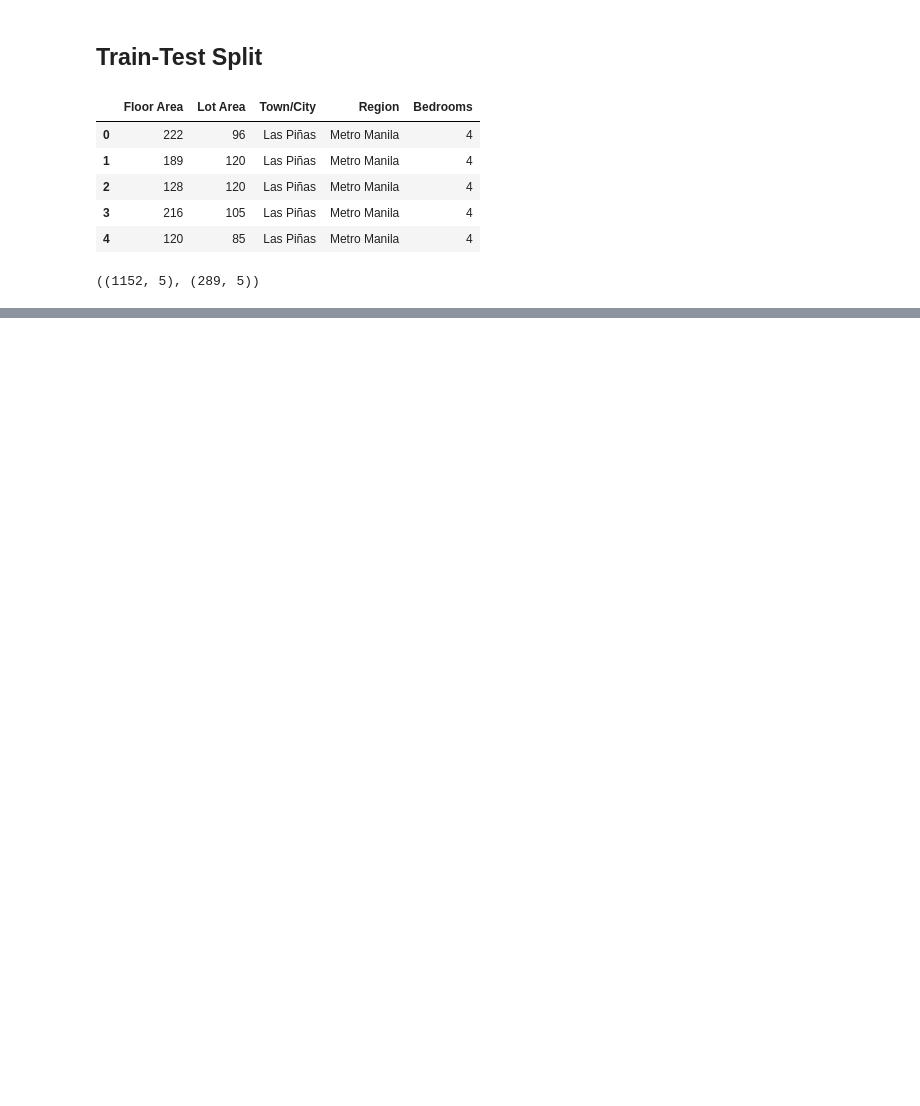
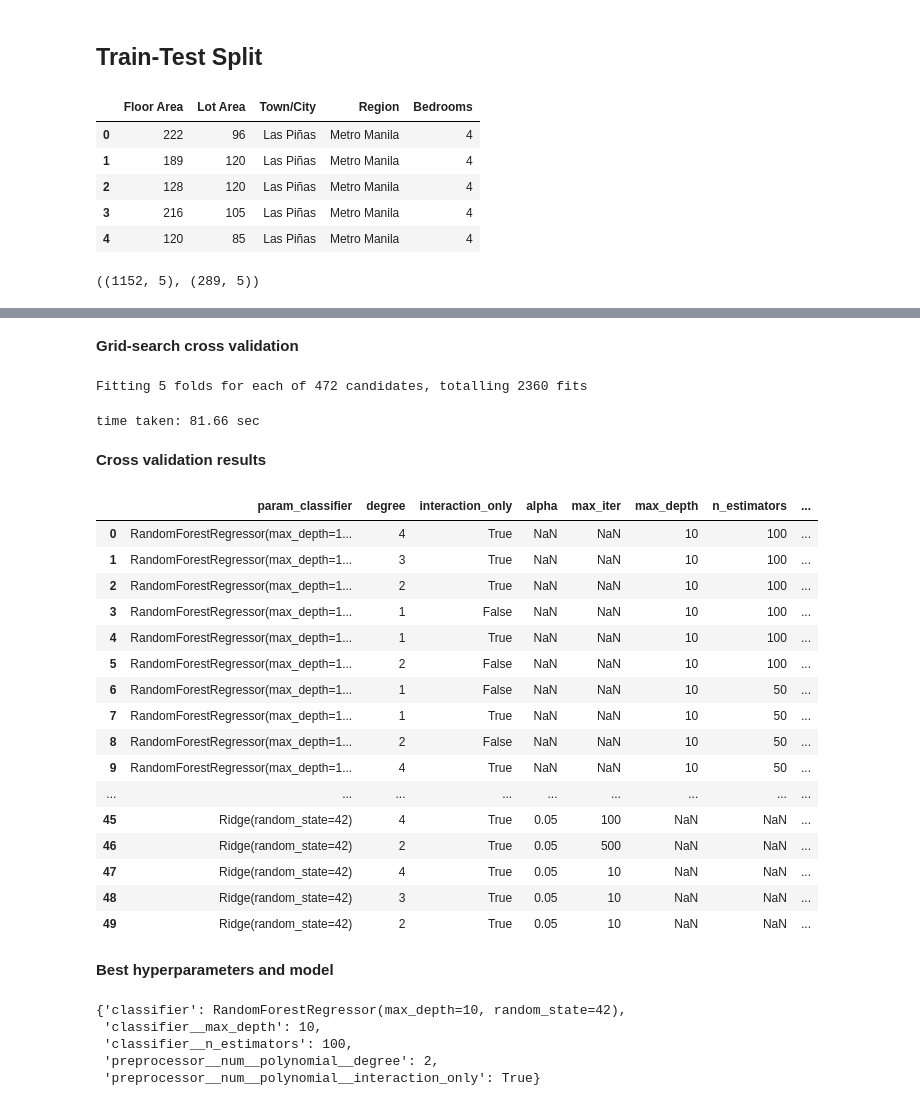
Before and after one commit to nadinepco/ph-property-price-prediction, a Jupyter notebook: notebooks/3_Model_Building.ipynb, the cells around one changed output, grey strips where cells are left out. Saved outputs shown, nothing was run; the diff lists cells and outputs as text; code cells hidden in the pictures; blank space fills up the shorter version.

Commit message:
Model building - Train and test model - Export model to pickle file

```diff
--- a/notebooks/3_Model_Building.ipynb
+++ b/notebooks/3_Model_Building.ipynb
@@ -182,0 +222,79 @@ print(f'x_inverse_log: {x_inverse_log}')
+# %% [markdown]
+**Grid-search cross validation**
+# %%
+import time
+# initial time
+ti = time.time()
+
+# grid-search cross-validation
+gscv.fit(X_train,y_train_log)
+
+# final time
+tf = time.time()
+
+# time taken
+print(f"time taken: {round(tf-ti,2)} sec")
+# %% [output]
+Fitting 5 folds for each of 472 candidates, totalling 2360 fits
+time taken: 81.66 sec
+# %% [markdown]
+**Cross validation results**
+# %%
+def get_cv_results(cv_results):
+    # list of columns to show
+    column_list = ['param_classifier',
+                   'param_preprocessor__num__polynomial__degree',
+                   'param_preprocessor__num__polynomial__interaction_only',
+                   'param_classifier__alpha',
+                   'param_classifier__max_iter',
+                   'param_classifier__max_depth',
+                   'param_classifier__n_estimators',
+                   'mean_test_score',
+                   'std_test_score',
+                   'rank_test_score'
+                  ]
+
+    # create result dataframe
+    result_df = pd.DataFrame(cv_results)[column_list]
+
+    # rename columns
+    result_df.rename(
+        columns=lambda name: name.split('__')[-1],inplace=True
+    )
+
+    # order by rank
+    result_df.sort_values(
+        by='rank_test_score', ascending=True, inplace=True, ignore_index=True
+    )
+    return result_df
+# %%
+df_gscv_result = get_cv_results(gscv.cv_results_)
+df_gscv_result.head(50)
+# %% [output]
+|  | param_classifier | degree | interaction_only | alpha | max_iter | max_depth | n_estimators | ... |
+| 0 | RandomForestRegressor(max_depth=1... | 4 | True | NaN | NaN | 10 | 100 | ... |
+| 1 | RandomForestRegressor(max_depth=1... | 3 | True | NaN | NaN | 10 | 100 | ... |
+| 2 | RandomForestRegressor(max_depth=1... | 2 | True | NaN | NaN | 10 | 100 | ... |
+| 3 | RandomForestRegressor(max_depth=1... | 1 | False | NaN | NaN | 10 | 100 | ... |
+| 4 | RandomForestRegressor(max_depth=1... | 1 | True | NaN | NaN | 10 | 100 | ... |
+| 5 | RandomForestRegressor(max_depth=1... | 2 | False | NaN | NaN | 10 | 100 | ... |
+| 6 | RandomForestRegressor(max_depth=1... | 1 | False | NaN | NaN | 10 | 50 | ... |
+| 7 | RandomForestRegressor(max_depth=1... | 1 | True | NaN | NaN | 10 | 50 | ... |
+| 8 | RandomForestRegressor(max_depth=1... | 2 | False | NaN | NaN | 10 | 50 | ... |
+| 9 | RandomForestRegressor(max_depth=1... | 4 | True | NaN | NaN | 10 | 50 | ... |
+| ... | ... | ... | ... | ... | ... | ... | ... | ... |
+| 45 | Ridge(random_state=42) | 4 | True | 0.05 | 100 | NaN | NaN | ... |
+| 46 | Ridge(random_state=42) | 2 | True | 0.05 | 500 | NaN | NaN | ... |
+| 47 | Ridge(random_state=42) | 4 | True | 0.05 | 10 | NaN | NaN | ... |
+| 48 | Ridge(random_state=42) | 3 | True | 0.05 | 10 | NaN | NaN | ... |
+| 49 | Ridge(random_state=42) | 2 | True | 0.05 | 10 | NaN | NaN | ... |
+# %% [markdown]
+**Best hyperparameters and model**
+# %%
+gscv.best_params_
+# %% [output]
+{'classifier': RandomForestRegressor(max_depth=10, random_state=42),
+ 'classifier__max_depth': 10,
+ 'classifier__n_estimators': 100,
+ 'preprocessor__num__polynomial__degree': 2,
+ 'preprocessor__num__polynomial__interaction_only': True}
```
Also changed, not shown: parts of 43 cells of this notebook, 2 other files.
